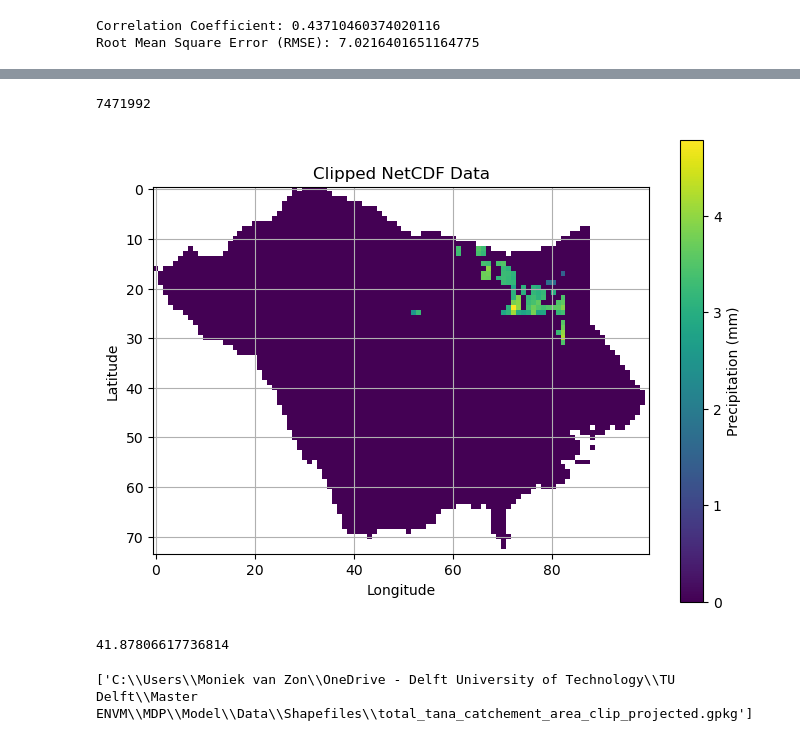
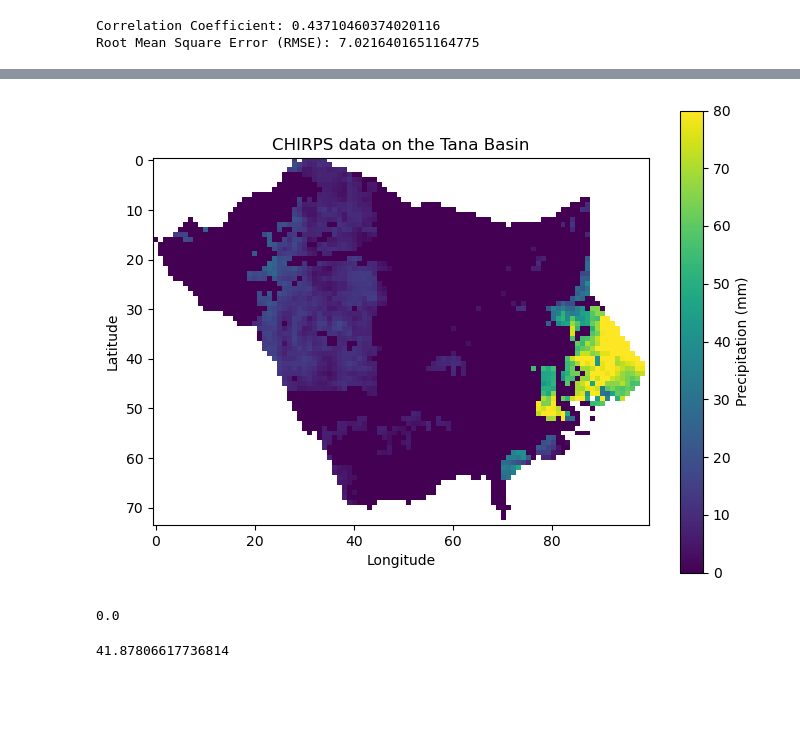
Before and after one commit to pjdebruijn2505/Git_mdp, a Jupyter notebook: data_processing/data_processing_Satellite.ipynb, the cells around one changed output, grey strips where cells are left out. Saved outputs shown, nothing was run; the diff lists cells and outputs as text; code cells hidden in the pictures; blank space fills up the shorter version.

```diff
--- a/data_processing/data_processing_Satellite.ipynb
+++ b/data_processing/data_processing_Satellite.ipynb
@@ -16,4 +16,6 @@ from matplotlib.animation import FuncAnimation
 # %%
+# Import the correct files from computer
+
 cwd = pathlib.Path().resolve()
 src = cwd.parent
 data = src.parent.parent.parent
@@ -25,6 +27,8 @@ if OS_type == 'Darwin':
 else:
     username = 'Mootje'
     data_path = os.path.join(data, 'OneDrive - Delft University of Technology', 'TU Delft', 'Master ENVM', 'MDP', 'Model', 'Data', 'Satellite')
+    data_path_tahmo = os.path.join(data, 'OneDrive - Delft University of Technology', 'TU Delft', 'Master ENVM', 'MDP', 'Model', 'Data', 'TAHMO','location_data_tahmoTA00023.csv')
+    shape_path = os.path.join(data, 'OneDrive - Delft University of Technology', 'TU Delft', 'Master ENVM', 'MDP', 'Model', 'Data', 'Shapefiles')
 
 print(f"Welcome {username}, have a wondeful day on your {OS_type} machine. Your data should be located in {data_path}")
 # %% [output]
@@ -380,23 +249,34 @@ array([[[nan, nan, nan, ..., nan, nan, nan],
 # %%
-clipped_values = np.count_nonzero(~np.isnan(clipped_data))
-print(clipped_values)
+# Select one of the frames from clipped data
+frame_index = 150
+frame_data = clipped_data[frame_index]
+
+# Define the range for the color scale
+vmin = 0  # Minimum value
+vmax = 80  # Maximum value
+
+# Plot the figure for the chosen frame
 plt.figure(figsize=(8, 6))
-plt.imshow(clipped_data[0])#, extent=[lon_min, lon_max, lat_min, lat_max])
+plt.imshow(frame_data, vmin=vmin, vmax=vmax)
 plt.colorbar(label='Precipitation (mm)')
 plt.xlabel('Longitude')
 plt.ylabel('Latitude')
-plt.title('Clipped NetCDF Data')
-plt.grid(True)
+plt.title('CHIRPS data on the Tana Basin')
+# plt.grid(True)
+
 plt.show()
 # %% [output]
-7471992
-[figure, old version]
+[figure, new version]
 # %%
 clipped_values = clipped_data[~np.isnan(clipped_data)]
 min_value = np.nanmin(clipped_values)
 max_value = np.nanmax(clipped_values)
+print(min_value)
+
+# Determine the 99 percentile for the colourbar
 percentile_90 = np.nanpercentile(clipped_values, 99)
 percentile_90
 # %% [output]
-41.87806617736814
+0.0
+41.87806617736814
 # %%
@@ -425,7 +302,3 @@ def update(frame):
 
 # # Show the animation (optional)
 # plt.show()
-# %%
-shape_files
-# %% [output]
-['C:\\Users\\Moniek van Zon\\OneDrive - Delft University of Technology\\TU Delft\\Master ENVM\\MDP\\Model\\Data\\Shapefiles\\total_tana_catchement_area_clip_projected.gpkg']
```
Also changed, not shown: parts of 19 cells of this notebook.
